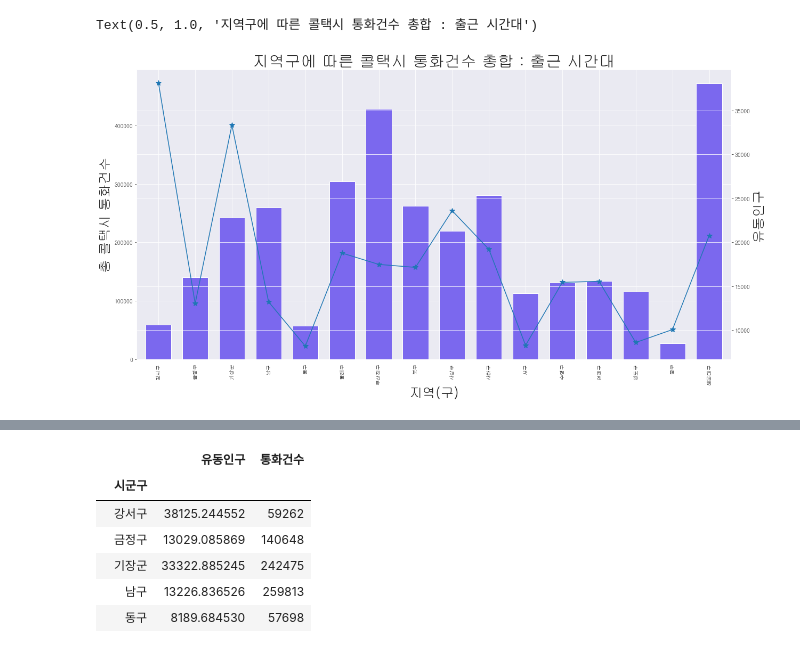
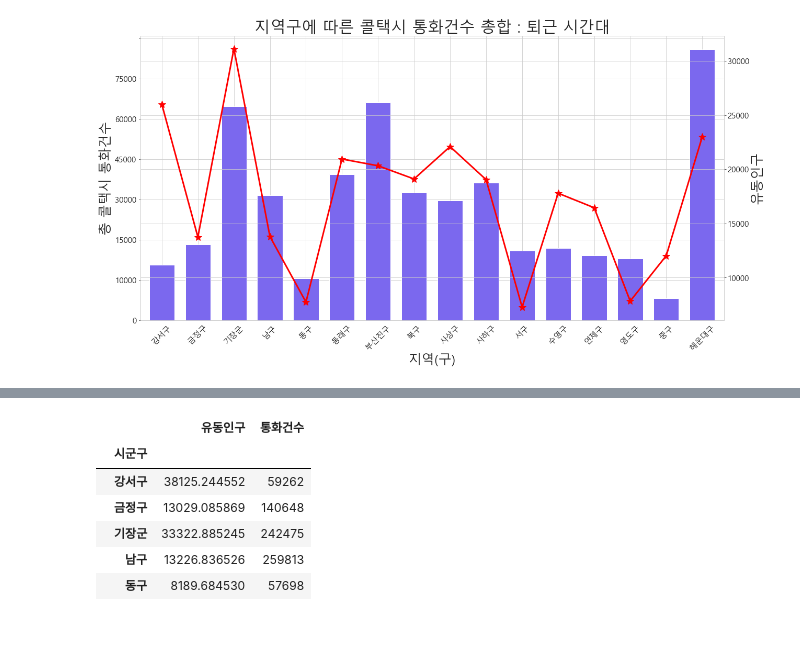
Before and after one commit to kim-juwan/bts, a Jupyter notebook: Untitled2.ipynb, the cells around one changed output, grey strips where cells are left out. Saved outputs shown, nothing was run; the diff lists cells and outputs as text; code cells hidden in the pictures.

```diff
--- a/Untitled2.ipynb
+++ b/Untitled2.ipynb
@@ -60,15 +77,17 @@ rc('font',family=font_name)
 # %%
 fig = plt.figure(figsize=(20,10))
 ax1 = fig.add_subplot(1,1,1)
-ax1 = morning_m.plot(kind='bar',figsize=(20,10),width=0.7,color ='mediumslateblue')
+ax1 = night_m.plot(kind='bar',figsize=(20,10),width=0.7,color ='mediumslateblue')
 ax2 = ax1.twinx()
-ax2.plot(morning_m_t,marker='*',markersize=10)
+ax2.plot(night_m_t,marker='*',markersize=15,color='red',linewidth=3)
 plt.xticks(rotation=45)
 ax1.set_xlabel('지역(구)', size=25)
 ax1.set_ylabel('총 콜택시 통화건수',size=25)
 ax2.set_ylabel('유동인구',size=25)
-
-plt.title('지역구에 따른 콜택시 통화건수 총합 : 출근 시간대',size=30)
+ax1.set_xticklabels(morning_m.index,rotation=45,fontsize=15)
+ax1.set_yticklabels([0,10000,15000,30000,45000,60000,75000],fontsize=15)
+ax2.set_yticklabels([0,10000,15000,20000,25000,30000],fontsize=15)
+plt.title('지역구에 따른 콜택시 통화건수 총합 : 퇴근 시간대',size=30)
+plt.savefig('./지역구에따른 콜택시 통화건수 총합-퇴근시간대.jpeg',dpi=100)
 # %% [output]
-Text(0.5, 1.0, '지역구에 따른 콜택시 통화건수 총합 : 출근 시간대')
-[figure, old version]
+[figure, new version]
```
Also changed, not shown: parts of 7 cells of this notebook, 11 other files.
